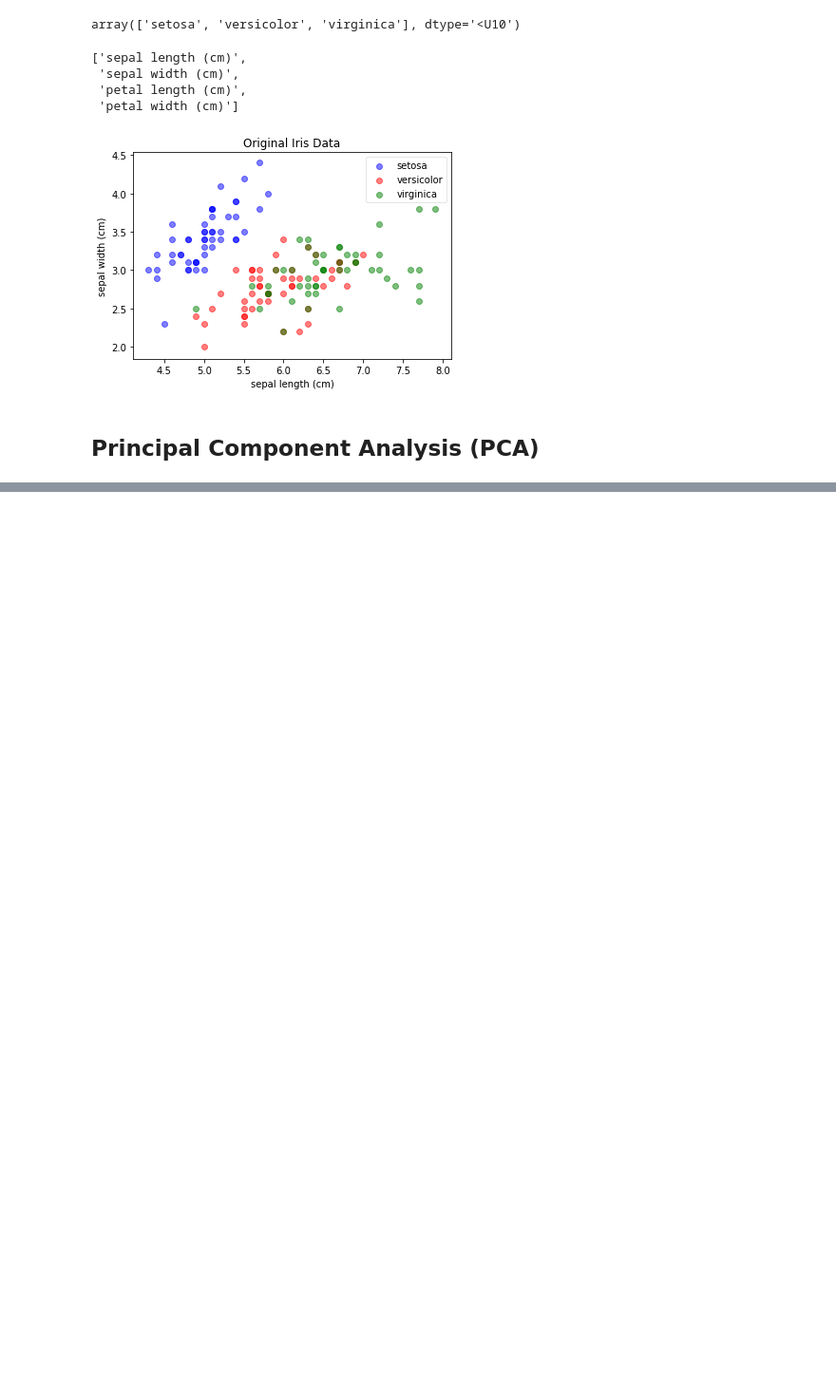
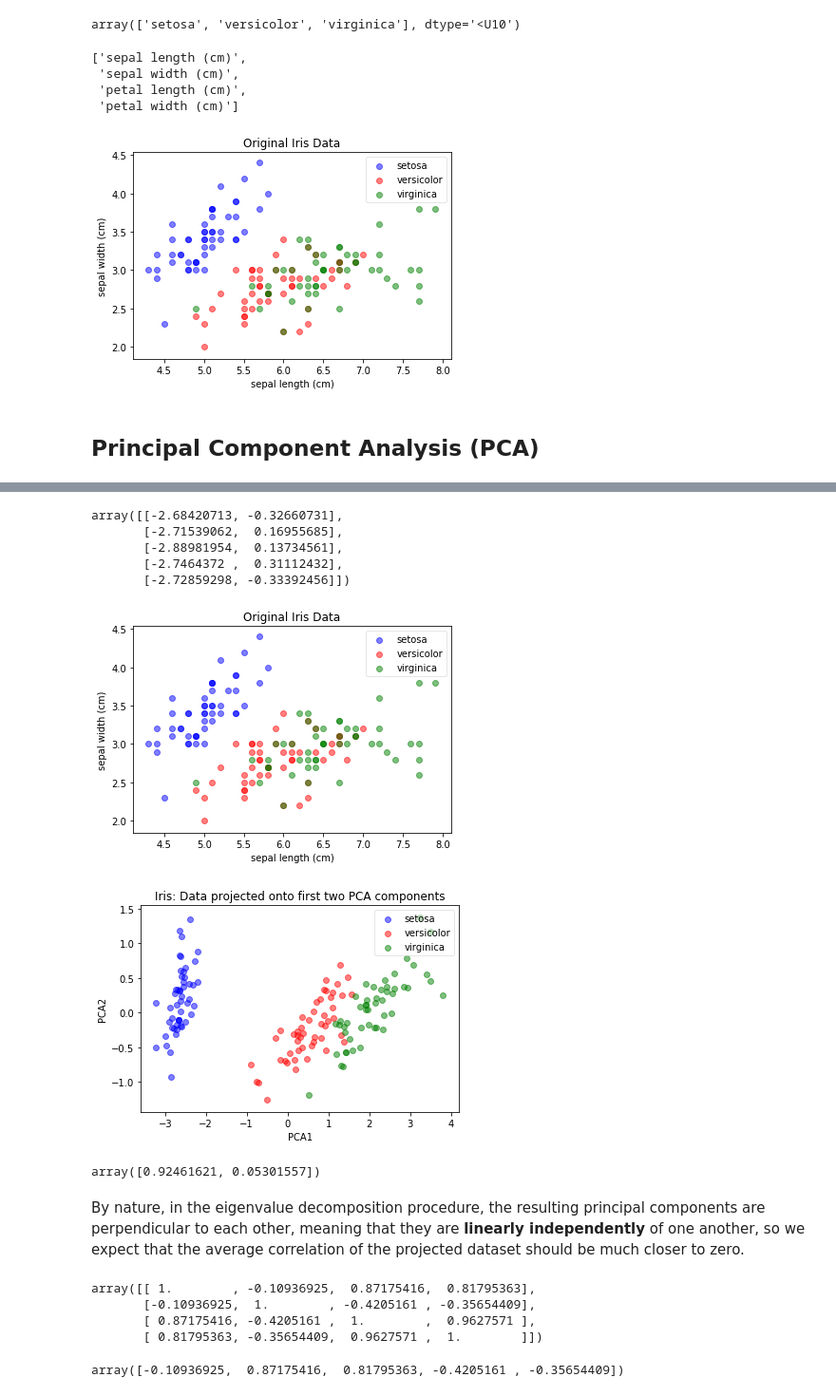
Before and after one commit to yungshun317/feature-transformation, a Jupyter notebook: the_iris_dataset.ipynb, the cells around one changed output, grey strips where cells are left out. Shown at 95% size. Cells and saved outputs as stored; diff of their text form; code cells hidden in the pictures; blank space fills up the shorter version.

```diff
--- a/the_iris_dataset.ipynb
+++ b/the_iris_dataset.ipynb
@@ -59,0 +154,3 @@ PCA takes datasets that have several correlated features and projects them onto
+# %%
+# Like any other sklearn module, we first instantiate the class
+pca = PCA(n_components=2)
@@ -59,0 +180,23 @@ PCA takes datasets that have several correlated features and projects them onto
+# %%
+# Manually center our data to match scikit-learn's implementation of PCA
+np.dot(iris_X-mean_vector, top_2_eigenvectors.T)[:5,]
+# %% [output]
+array([[-2.68420713, -0.32660731],
+       [-2.71539062,  0.16955685],
+       [-2.88981954,  0.13734561],
+       [-2.7464372 ,  0.31112432],
+       [-2.72859298, -0.33392456]])
+# %%
+# Plot the original and projected data
+plot(iris_X, iris_y, "Original Iris Data", "sepal length (cm)", "sepal width (cm)")
+plt.show()
+plot(pca.transform(iris_X), iris_y, "Iris: Data projected onto first two PCA components", "PCA1", "PCA2")
+# %% [output]
+[figure, added]
+[figure, added]
+# %%
+# Percentage of variance in data explained by each component
+# same as what we calculated earlier
+pca.explained_variance_ratio_
+# %% [output]
+array([0.92461621, 0.05301557])
@@ -59,0 +205,21 @@ PCA takes datasets that have several correlated features and projects them onto
+# %% [markdown]
+By nature, in the eigenvalue decomposition procedure, the resulting principal components are perpendicular to each other, meaning that they are <b>linearly independently</b> of one another, so we expect that the average correlation of the projected dataset should be much closer to zero.
+# %%
+# Capture all four principal components
+full_pca = PCA(n_components=4)
+
+# Fit our PCA to the iris dataset
+full_pca.fit(iris_X)
+
+# Show the correlation matrix of the original dataset
+np.corrcoef(iris_X.T)
+# %% [output]
+array([[ 1.        , -0.10936925,  0.87175416,  0.81795363],
+       [-0.10936925,  1.        , -0.4205161 , -0.35654409],
+       [ 0.87175416, -0.4205161 ,  1.        ,  0.9627571 ],
+       [ 0.81795363, -0.35654409,  0.9627571 ,  1.        ]])
+# %%
+# Correlation coefficients above the diagonal
+np.corrcoef(iris_X.T)[[0, 0, 0, 1, 1], [1, 2, 3, 2, 3]]
+# %% [output]
+array([-0.10936925,  0.87175416,  0.81795363, -0.4205161 , -0.35654409])
```
Also changed, not shown: parts of 17 cells of this notebook.
